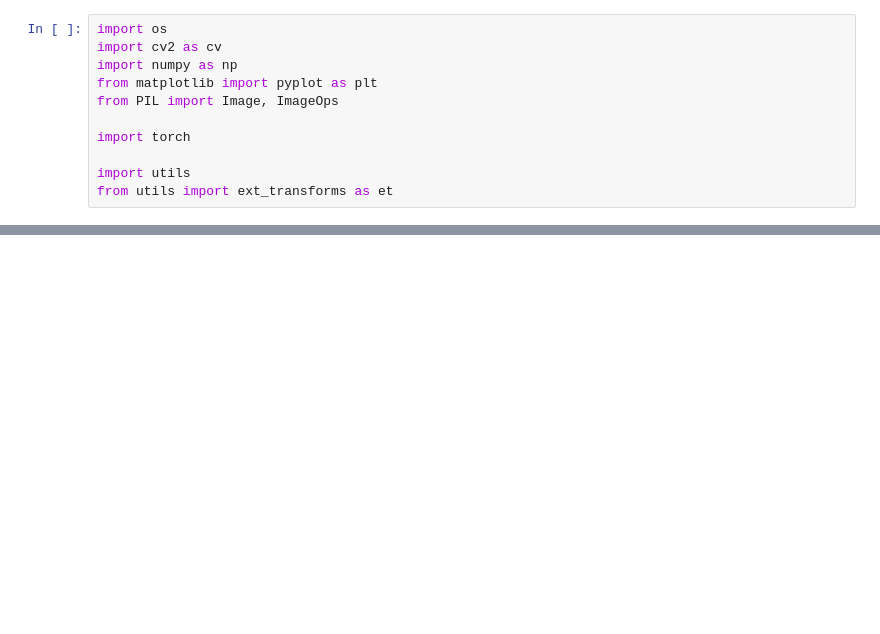
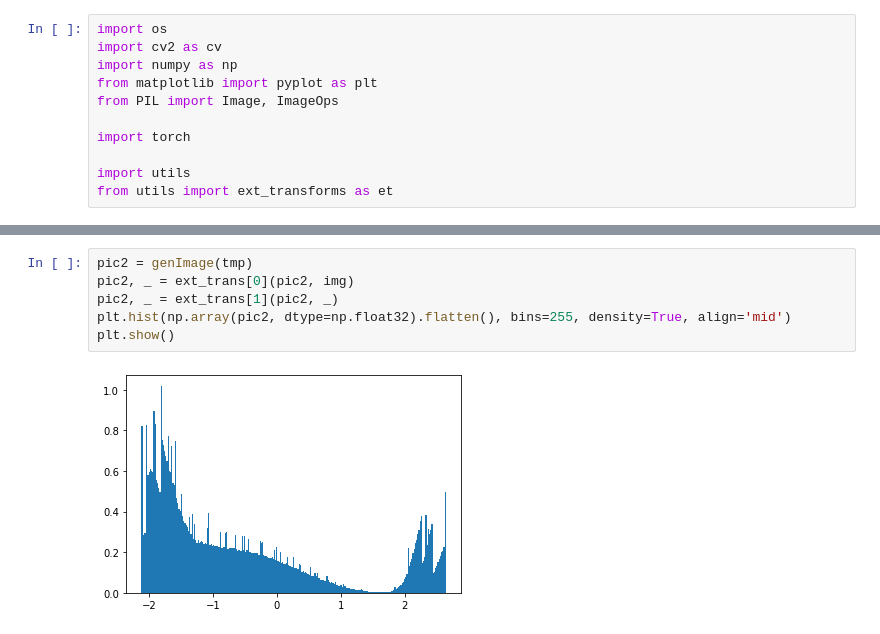
Before and after one commit to DongDong500/CPNKDv2, a Jupyter notebook: pallete_trans-hist.ipynb, the cells around one changed output, grey strips where cells are left out. Drawn from its saved outputs; the diff is of its cells as text; blank space fills up the shorter version.

```diff
--- a/pallete_trans-hist.ipynb
+++ b/pallete_trans-hist.ipynb
@@ -40,0 +47,8 @@ plt.show()
+# %%
+pic2 = genImage(tmp)
+pic2, _ = ext_trans[0](pic2, img)
+pic2, _ = ext_trans[1](pic2, _)
+plt.hist(np.array(pic2, dtype=np.float32).flatten(), bins=255, density=True, align='mid')
+plt.show()
+# %% [output]
+[figure, added]
```
Also changed, not shown: parts of 8 cells of this notebook, 5 other files.
